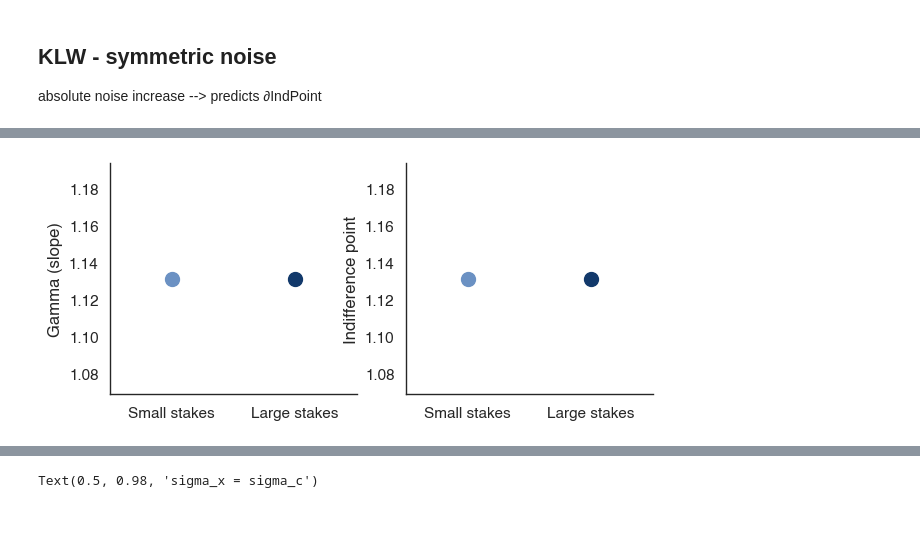
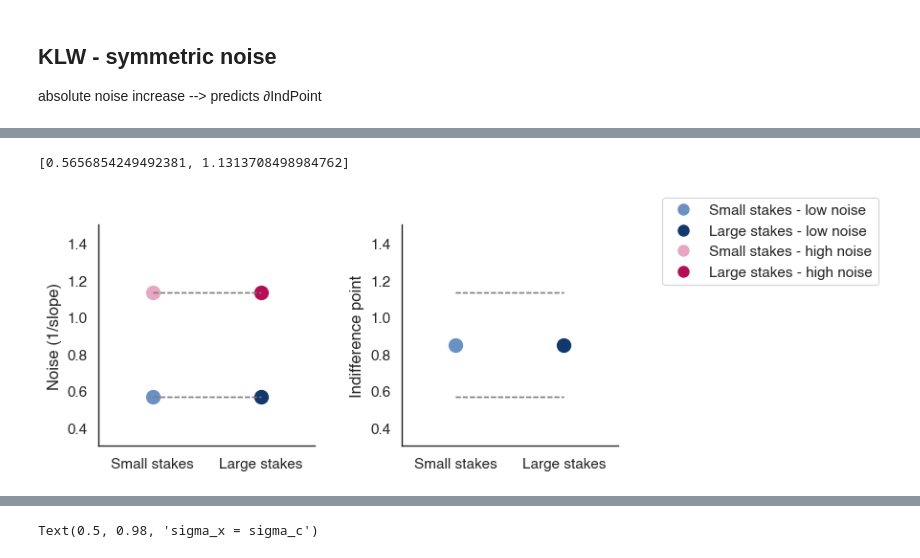
Before and after one commit to mrenke/numrisk, a Jupyter notebook: numrisk/visualize&plots&stats/paper_riskDD_00_hypothesisVisualization.ipynb, the cells around one changed output, grey strips where cells are left out. Saved outputs shown, nothing was run; the diff lists cells and outputs as text; code cells hidden in the pictures; blank space fills up the shorter version.

```diff
--- a/numrisk/visualize&plots&stats/paper_riskDD_00_hypothesisVisualization.ipynb
+++ b/numrisk/visualize&plots&stats/paper_riskDD_00_hypothesisVisualization.ipynb
@@ -269,22 +249,57 @@ plot_risky_bayerian_inference(mu_prior, std_prior,
+# %%
+sigma_deltas
+# %% [output]
+[0.5656854249492381, 1.1313708498984762]
 # %%
 # plot gamma and indifference point for small and large stakes
+
+#overall slope from evidence SDs
+sigma_deltas = [np.sqrt(ev_sd**2 + ev_sd**2) for ev_sd in evidence_SDs] # = overall slope of probit
+intercept = -1.5 # slope independent part of indifference point
+indifference_points = [-(intercept * delta) for delta in sigma_deltas]
+
 markersize = 10
+small_stake_color_lowNoise =  "#6B91C3"
+large_stake_color_lowNoise =  "#12396B"
+
+small_stake_color_highNoise = "#E7A7C3"
+large_stake_color_highNoise = "#B50E56"
+
+
 # small stakes
 sd_delta = np.sqrt(sd_n1**2 + sd_n2**2) # = overall slope of probit
 
 fig, axs = plt.subplots(1,2, figsize=(7, 3))
-#gammas
-axs[0].plot(0,sd_delta, 'o', color=small_stake_color, markersize=markersize )
-axs[0].plot(1,sd_delta, 'o', color=large_stake_color, markersize=markersize)
-axs[0].set(xticks=[0,1], xlim=(-0.5, 1.5),
+for y_noise, noise in zip([0,1], ['lowNoise', 'highNoise']):
+    for x_stake, stakes in zip([0,1], ['small_stake', 'large_stake']):
+        color = eval(f'{stakes}_color_{noise}')
+        axs[0].plot(x_stake, sigma_deltas[y_noise], 'o', color=color, markersize=markersize )
+        axs[1].plot(x_stake, indifference_points[y_noise], 'o', color=color, markersize=markersize )
+        #connect points with lines
+        for i in [0,1]:
+            axs[i].plot([0,1], [sigma_deltas[y_noise], sigma_deltas[y_noise]], color='grey',linewidth=1, linestyle='--')
+
+axs[0].set(xticks=[0,1], xlim=(-0.5, 1.5),ylim=(0.3, 1.5),
            xticklabels=['Small stakes', 'Large stakes'],
-           ylabel='Gamma (slope)')
+           ylabel='Noise (1/slope)')
 
-axs[1].plot(0,sd_delta, 'o', color=small_stake_color, markersize=markersize)
-axs[1].plot(1,sd_delta, 'o', color=large_stake_color, markersize=markersize )
-axs[1].set(xticks=[0,1], xlim=(-0.5, 1.5),
+axs[1].set(xticks=[0,1], xlim=(-0.5, 1.5),ylim=(0.3, 1.5),
            xticklabels=['Small stakes', 'Large stakes'],
            ylabel='Indifference point')
+from matplotlib.lines import Line2D
+legend_elements = [
+    Line2D([0], [0], marker='o', color='w', markerfacecolor=small_stake_color, markersize=10, label='Small stakes - low noise'),
+    Line2D([0], [0], marker='o', color='w', markerfacecolor=large_stake_color, markersize=10, label='Large stakes - low noise'),
+    Line2D([0], [0], marker='o', color='w', markerfacecolor=small_stake_color_highNoise, markersize=10, label='Small stakes - high noise'),
+    Line2D([0], [0], marker='o', color='w', markerfacecolor=large_stake_color_highNoise, markersize=10, label='Large stakes - high noise'),
+    #Line2D([0], [0], color='grey', lw=1, linestyle='-',  label='Low noise'),
+    #Line2D([0], [0], color='grey', lw=1, linestyle='--', label='High noise'),
+    ]
+fig.legend(handles=legend_elements, loc='outside upper right',
+           bbox_to_anchor=(1.3,1),
+            ncol=1)
 sns.despine()
+fig.subplots_adjust(wspace=0.4) # adjust vertical space between axes
+plt.savefig(op.join(figures_folder, 'hypVis_riskBayInf_KLW_probitParams1.pdf'), bbox_inches='tight')
 # %% [output]
-[figure, old version]
+[figure, new version]
```
Also changed, not shown: parts of 10 cells of this notebook, 1 other file.
